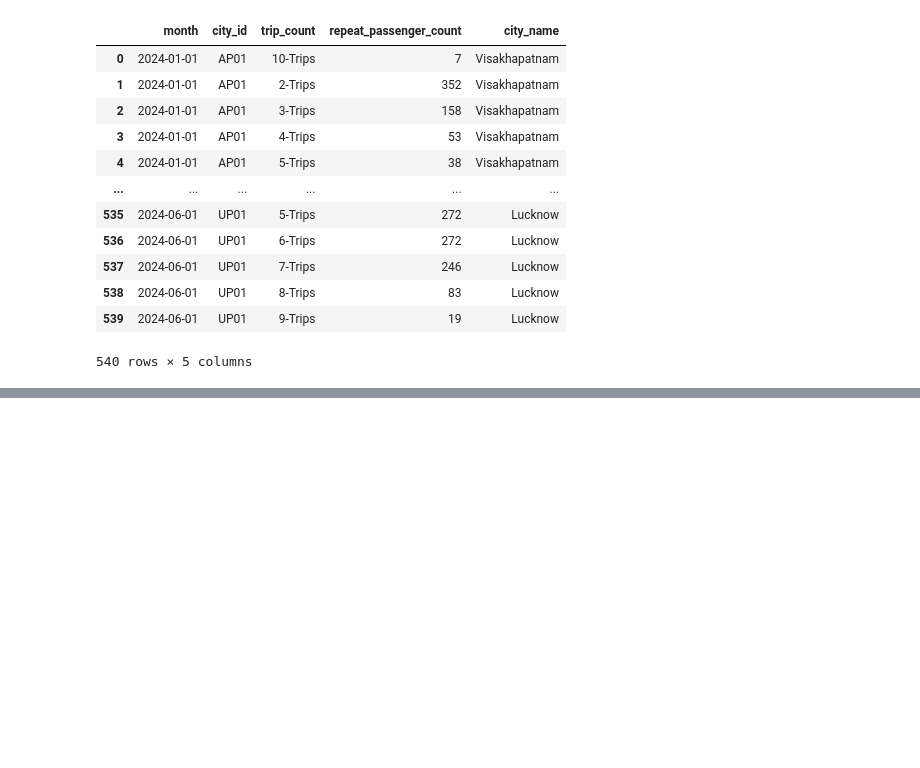
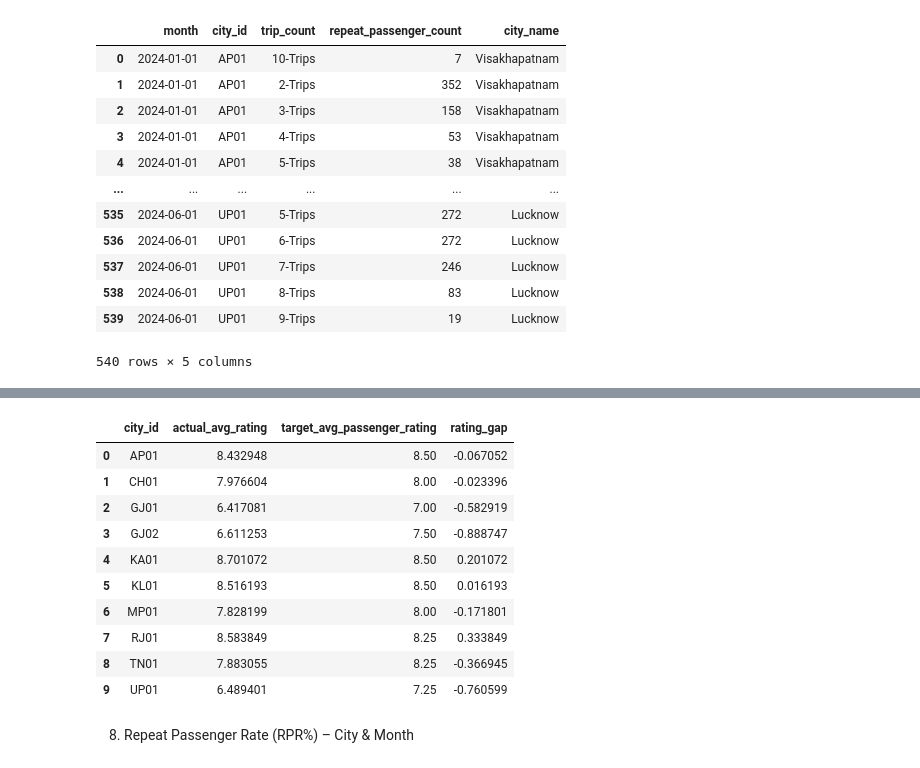
Before and after one commit to SurakshitKapoor/Urban-Mobility-Analytics-ML-Platform, a Jupyter notebook: fare_price_prediction/notebooks/EDA - Primary Asked Questions.ipynb, the cells around one changed output, grey strips where cells are left out. Saved outputs shown, nothing was run; the diff lists cells and outputs as text; code cells hidden in the pictures; blank space fills up the shorter version.

```diff
--- a/fare_price_prediction/notebooks/EDA - Primary Asked Questions.ipynb
+++ b/fare_price_prediction/notebooks/EDA - Primary Asked Questions.ipynb
@@ -390,0 +374,30 @@ new_passenger_perf
+# %%
+# ---- Rating vs target
+rating_perf = (
+    fact_trips
+    .groupby(["city_id"])
+    .agg(actual_avg_rating=("passenger_rating", "mean"))
+    .reset_index()
+    .merge(city_target_passenger_rating, on="city_id", how="left")
+)
+
+rating_perf["rating_gap"] = (
+    rating_perf["actual_avg_rating"] -
+    rating_perf["target_avg_passenger_rating"]
+)
+
+rating_perf
+# %% [output]
+|  | city_id | actual_avg_rating | target_avg_passenger_rating | rating_gap |
+| 0 | AP01 | 8.432948 | 8.50 | -0.067052 |
+| 1 | CH01 | 7.976604 | 8.00 | -0.023396 |
+| 2 | GJ01 | 6.417081 | 7.00 | -0.582919 |
+| 3 | GJ02 | 6.611253 | 7.50 | -0.888747 |
+| 4 | KA01 | 8.701072 | 8.50 | 0.201072 |
+| 5 | KL01 | 8.516193 | 8.50 | 0.016193 |
+| 6 | MP01 | 7.828199 | 8.00 | -0.171801 |
+| 7 | RJ01 | 8.583849 | 8.25 | 0.333849 |
+| 8 | TN01 | 7.883055 | 8.25 | -0.366945 |
+| 9 | UP01 | 6.489401 | 7.25 | -0.760599 |
+# %% [markdown]
+8. Repeat Passenger Rate (RPR%) – City & Month
```
Also changed, not shown: parts of 10 cells of this notebook.
